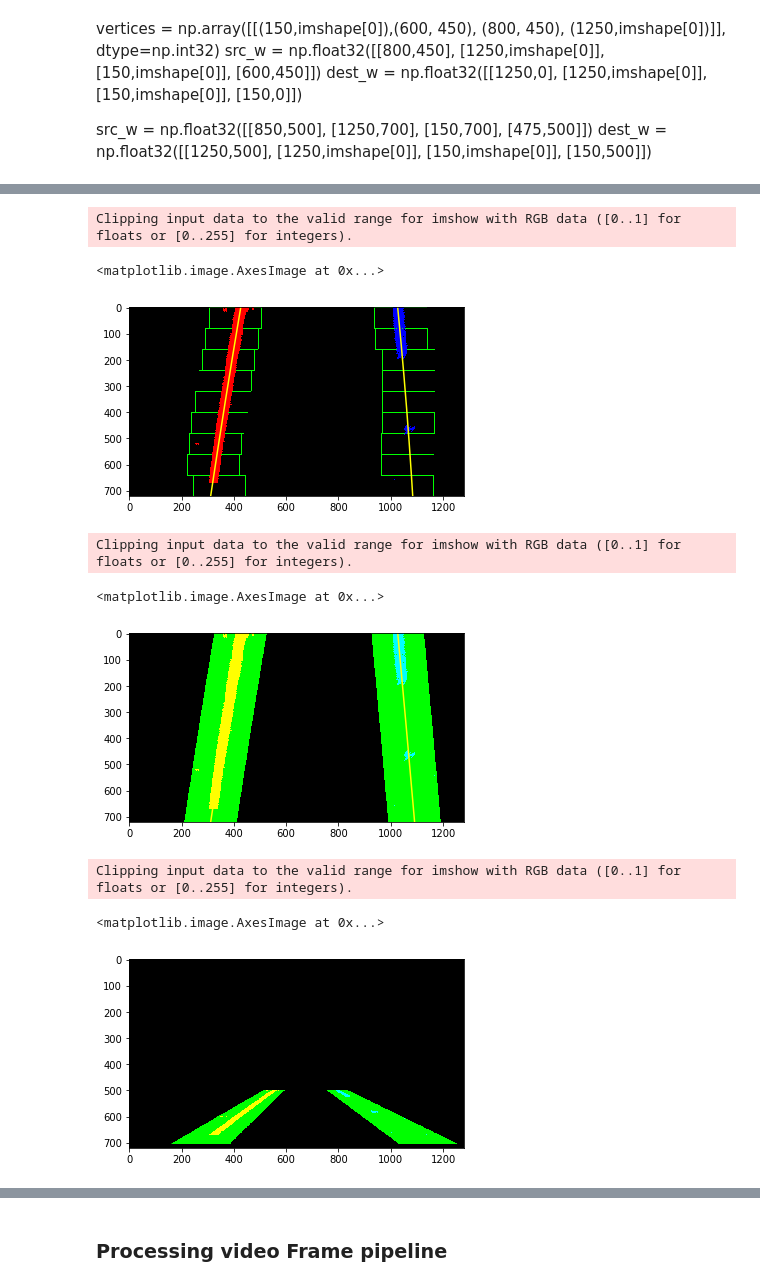
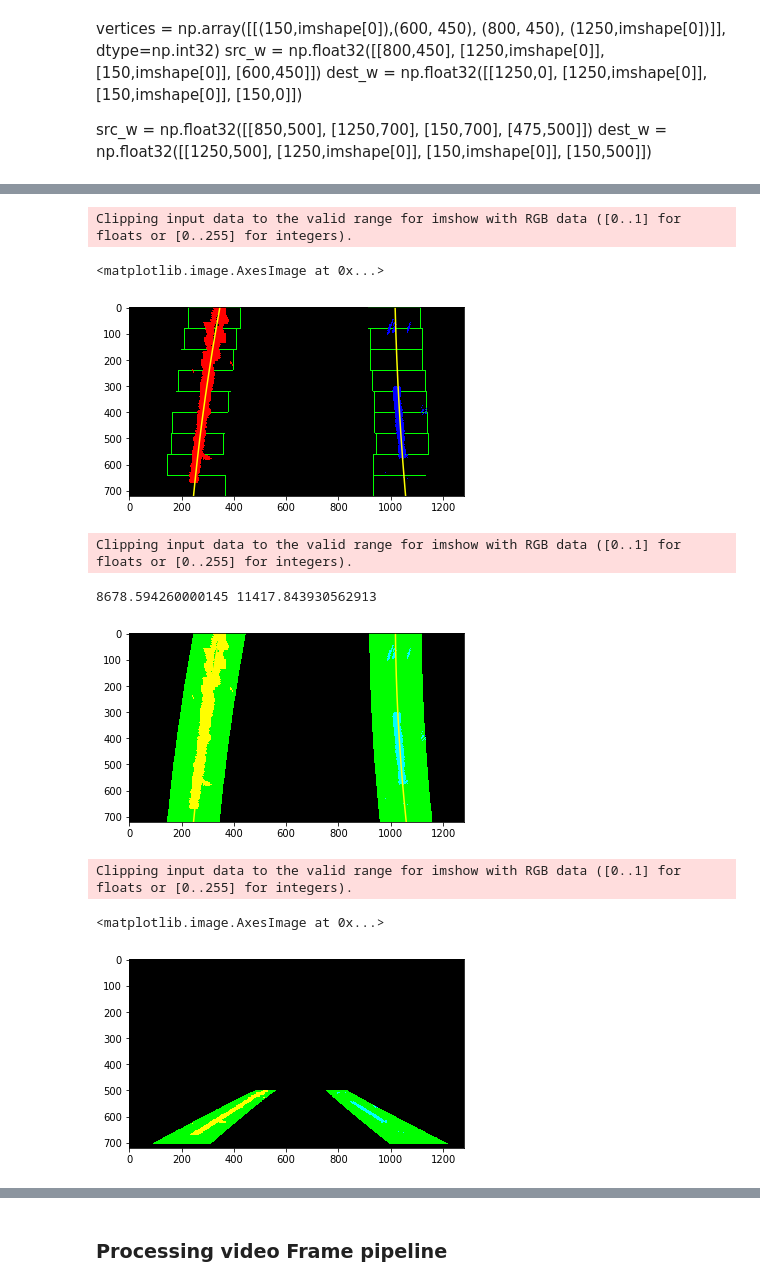
Before and after one commit to SitaramRyali/Self_Driving_Car-NanoDegree, a Jupyter notebook: Project-LaneLines_Finder/CarND-Advanced-Lane-Lines-Project/Project_Code/Advanced_Lane_Detector.ipynb, the cells around one changed output, grey strips where cells are left out. Drawn from its saved outputs; the diff is of its cells as text; code cells hidden in the pictures.

```diff
--- a/Project-LaneLines_Finder/CarND-Advanced-Lane-Lines-Project/Project_Code/Advanced_Lane_Detector.ipynb
+++ b/Project-LaneLines_Finder/CarND-Advanced-Lane-Lines-Project/Project_Code/Advanced_Lane_Detector.ipynb
@@ -60,7 +60,7 @@ for fname in images:
 cv2.destroyAllWindows()
 # %%
 # Test undistortion on an image
-img = cv2.imread('../test_images/test6.jpg')
+img = cv2.imread('../test_images/test5.jpg')
 img_size = (img.shape[1], img.shape[0])
 
 # Do camera calibration given object points and image points
@@ -344,7 +344,8 @@ dest_w = np.float32([[1250,500],
                  [150,imshape[0]],
                  [150,500]])
 # %%
-combined,combined_hls = combined_thresold(img,ksize)
+dst_img = cv2.undistort(img, mtx, dist, None, mtx)
+combined,combined_hls = combined_thresold(dst_img,ksize)
 roi_img = region_of_interest(combined_hls,vertices)
 
 top_down, perspective_M = warp(roi_img, src_w,dest_w)
@@ -353,7 +354,7 @@ f.tight_layout()
 axes[0,0].imshow(img)
 axes[0,0].set_title('Original Image', fontsize=50)
 
-axes[0,1].imshow(combined_hls)
+axes[0,1].imshow(combined_hls,cmap='gray')
 axes[0,1].set_title('HLS Image', fontsize=50)
 
 axes[1,0].imshow(roi_img)
@@ -486,7 +497,7 @@ plt.imshow(out_img)
 # %% [output]
 Clipping input data to the valid range for imshow with RGB data ([0..1] for floats or [0..255] for integers).
 <matplotlib.image.AxesImage at 0x...>
-[figure, old version]
+[figure, new version]
 # %%
 
 def fit_poly(binary_warped,leftx, lefty, rightx, righty):
@@ -574,28 +585,29 @@ def search_around_poly(binary_warped,left_fit,right_fit):
     #print(left_curverad, 'm', right_curverad, 'm')
     ##
 
-    return result
+    return result,left_curverad,right_curverad
 # %%
 
 # Run image through the pipeline
 # Note that in your project, you'll also want to feed in the previous fits
 #left_fit, lefty, right_fit, righty, out_img = find_lane_pixels(binary_warped)
 
-result = search_around_poly(binary_warped,left_fit,right_fit)
+result,left_curverad,right_curverad = search_around_poly(binary_warped,left_fit,right_fit)
 
 # View your output
 plt.imshow(result)
+print(left_curverad,right_curverad)
 # %% [output]
 Clipping input data to the valid range for imshow with RGB data ([0..1] for floats or [0..255] for integers).
-<matplotlib.image.AxesImage at 0x...>
+8678.594260000145 11417.843930562913
-[figure, old version]
+[figure, new version]
 # %%
 unwarped,_ = warp(result,dest_w,src_w)
 plt.imshow(unwarped)
 # %% [output]
 Clipping input data to the valid range for imshow with RGB data ([0..1] for floats or [0..255] for integers).
 <matplotlib.image.AxesImage at 0x...>
-[figure, old version]
+[figure, new version]
 # %%
 unwarped = np.array(unwarped,dtype='uint8')
 # %%
```
Also changed, not shown: parts of 17 cells of this notebook.
